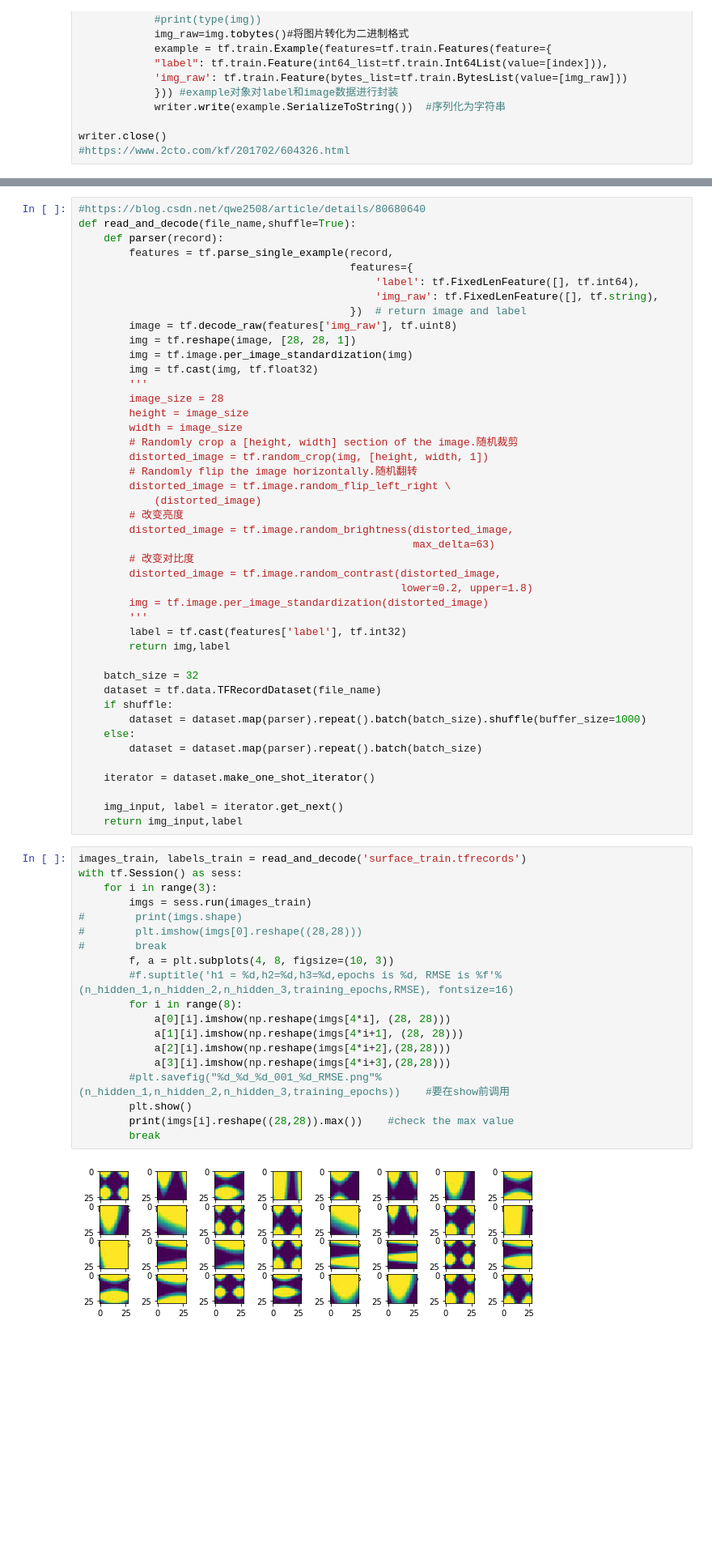
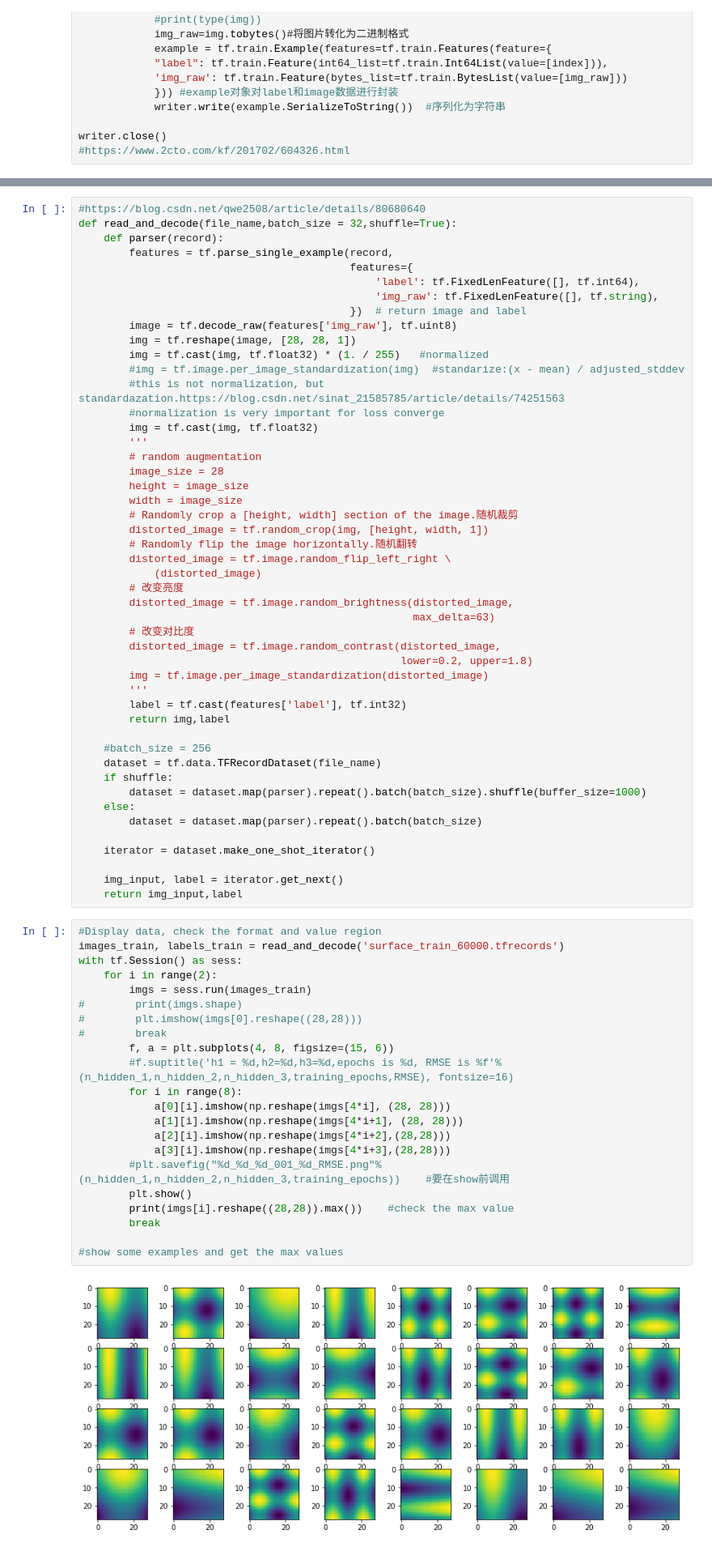
Before and after one commit to Tom-Ren/AutoEncoder, a Jupyter notebook: surfaceAE.ipynb, the cells around one changed output, grey strips where cells are left out. Shown: that part at 81% size. Cells and saved outputs as stored; diff of their text form; blank space fills up the shorter version.

Commit message:
change normalization in data read, use fix lr without decay

```diff
--- a/surfaceAE.ipynb
+++ b/surfaceAE.ipynb
@@ -39,6 +39,6 @@ writer.close()
 # %%
 #https://blog.csdn.net/qwe2508/article/details/80680640
-def read_and_decode(file_name,shuffle=True):
+def read_and_decode(file_name,batch_size = 32,shuffle=True):
     def parser(record):
         features = tf.parse_single_example(record,
                                            features={
@@ -47,9 +47,13 @@ def read_and_decode(file_name,shuffle=True):
                                            })  # return image and label
         image = tf.decode_raw(features['img_raw'], tf.uint8)
         img = tf.reshape(image, [28, 28, 1])
-        img = tf.image.per_image_standardization(img)
+        img = tf.cast(img, tf.float32) * (1. / 255)   #normalized
+        #img = tf.image.per_image_standardization(img)  #standarize:(x - mean) / adjusted_stddev
+        #this is not normalization, but standardazation.https://blog.csdn.net/sinat_21585785/article/details/74251563
+        #normalization is very important for loss converge
         img = tf.cast(img, tf.float32)
         '''
+        # random augmentation
         image_size = 28
         height = image_size
         width = image_size
@@ -69,7 +73,7 @@ def read_and_decode(file_name,shuffle=True):
         label = tf.cast(features['label'], tf.int32)
         return img,label
 
-    batch_size = 32
+    #batch_size = 256
     dataset = tf.data.TFRecordDataset(file_name)
     if shuffle:
         dataset = dataset.map(parser).repeat().batch(batch_size).shuffle(buffer_size=1000)
@@ -81,23 +85,26 @@ def read_and_decode(file_name,shuffle=True):
     img_input, label = iterator.get_next()
     return img_input,label
 # %%
-images_train, labels_train = read_and_decode('surface_train.tfrecords')
+#Display data, check the format and value region
+images_train, labels_train = read_and_decode('surface_train_60000.tfrecords')
 with tf.Session() as sess:
-    for i in range(3):
+    for i in range(2):
         imgs = sess.run(images_train)
 #        print(imgs.shape)
 #        plt.imshow(imgs[0].reshape((28,28)))
 #        break
-        f, a = plt.subplots(4, 8, figsize=(10, 3))
+        f, a = plt.subplots(4, 8, figsize=(15, 6))
         #f.suptitle('h1 = %d,h2=%d,h3=%d,epochs is %d, RMSE is %f'%(n_hidden_1,n_hidden_2,n_hidden_3,training_epochs,RMSE), fontsize=16)
         for i in range(8):
             a[0][i].imshow(np.reshape(imgs[4*i], (28, 28)))
             a[1][i].imshow(np.reshape(imgs[4*i+1], (28, 28)))
             a[2][i].imshow(np.reshape(imgs[4*i+2],(28,28)))
             a[3][i].imshow(np.reshape(imgs[4*i+3],(28,28)))
         #plt.savefig("%d_%d_%d_001_%d_RMSE.png"%(n_hidden_1,n_hidden_2,n_hidden_3,training_epochs))    #要在show前调用
         plt.show()
         print(imgs[i].reshape((28,28)).max())    #check the max value
         break
+
+#show some examples and get the max values
 # %% [output]
-[figure, old version]
+[figure, new version]
```
Also changed, not shown: parts of 12 cells of this notebook.
